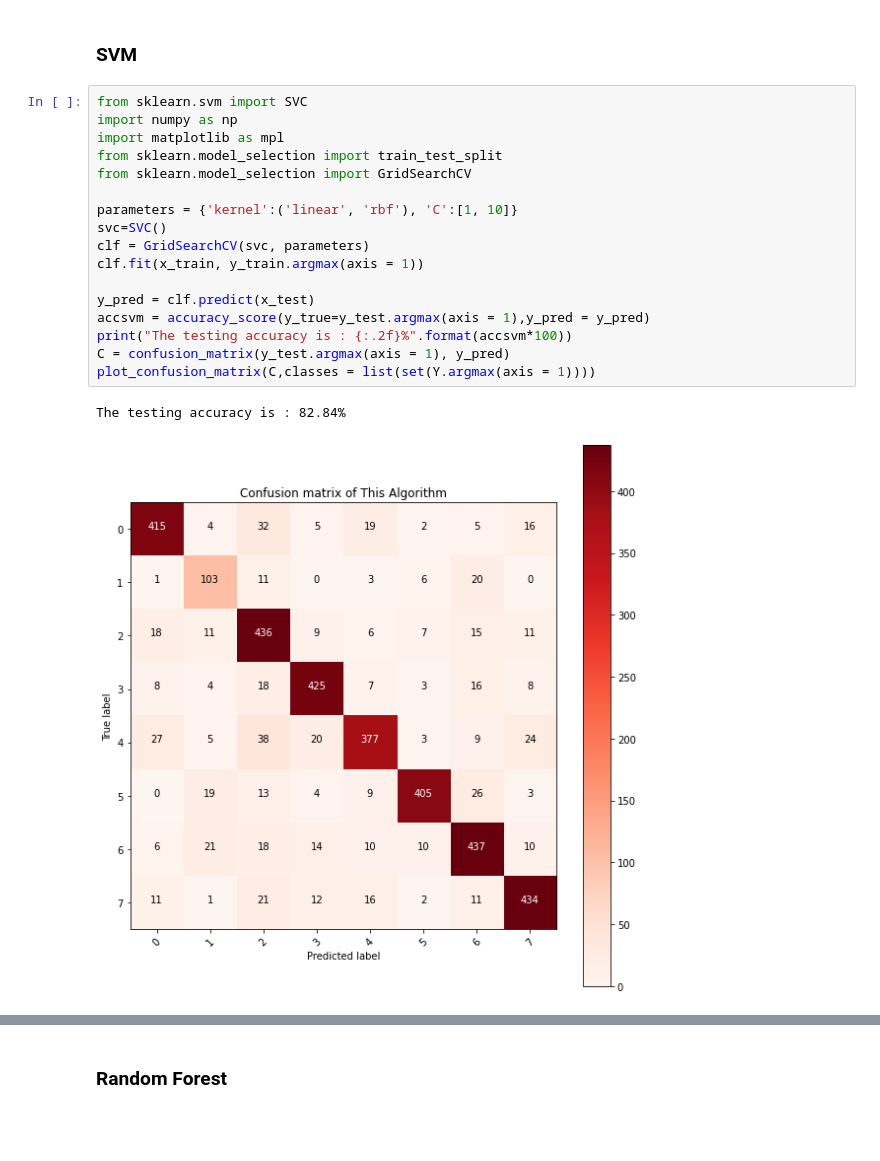
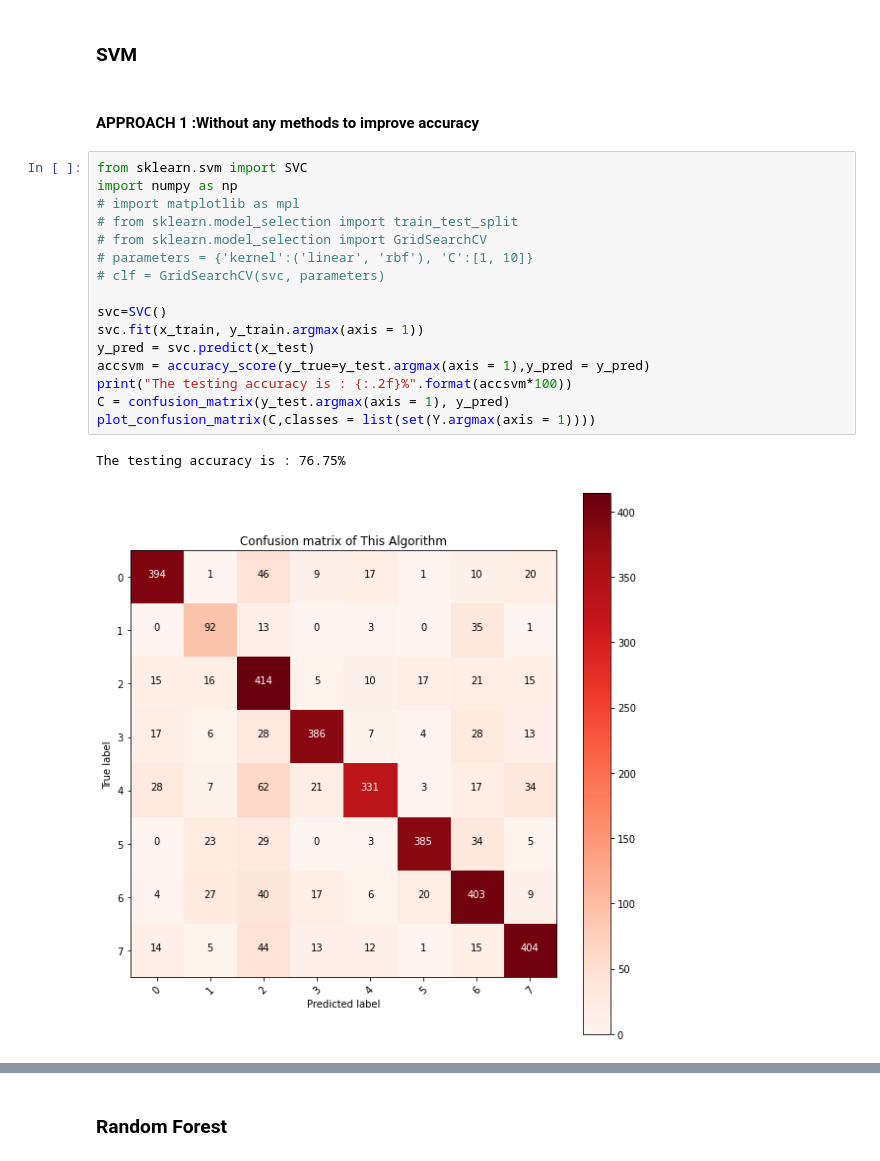
Before and after one commit to Sanjanathakal/CPE695FP, a Jupyter notebook: Algorithms.ipynb, the cells around one changed output, grey strips where cells are left out. Cells and saved outputs as stored; diff of their text form; blank space fills up the shorter version.

```diff
--- a/Algorithms.ipynb
+++ b/Algorithms.ipynb
@@ -139,22 +173,23 @@ The Test Accuracy is : 68.69%
 # %% [markdown]
 ### SVM
+# %% [markdown]
+#### APPROACH 1 :Without any methods to improve accuracy
 # %%
 from sklearn.svm import SVC
 import numpy as np
-import matplotlib as mpl
-from sklearn.model_selection import train_test_split
-from sklearn.model_selection import GridSearchCV
+# import matplotlib as mpl
+# from sklearn.model_selection import train_test_split
+# from sklearn.model_selection import GridSearchCV
+# parameters = {'kernel':('linear', 'rbf'), 'C':[1, 10]}
+# clf = GridSearchCV(svc, parameters)
 
-parameters = {'kernel':('linear', 'rbf'), 'C':[1, 10]}
 svc=SVC()
-clf = GridSearchCV(svc, parameters)
-clf.fit(x_train, y_train.argmax(axis = 1))
-
-y_pred = clf.predict(x_test)
+svc.fit(x_train, y_train.argmax(axis = 1))
+y_pred = svc.predict(x_test)
 accsvm = accuracy_score(y_true=y_test.argmax(axis = 1),y_pred = y_pred)
 print("The testing accuracy is : {:.2f}%".format(accsvm*100))
 C = confusion_matrix(y_test.argmax(axis = 1), y_pred)
 plot_confusion_matrix(C,classes = list(set(Y.argmax(axis = 1))))
 # %% [output]
-The testing accuracy is : 82.84%
+The testing accuracy is : 76.75%
-[figure, old version]
+[figure, new version]
```
Also changed, not shown: parts of 24 cells of this notebook.
